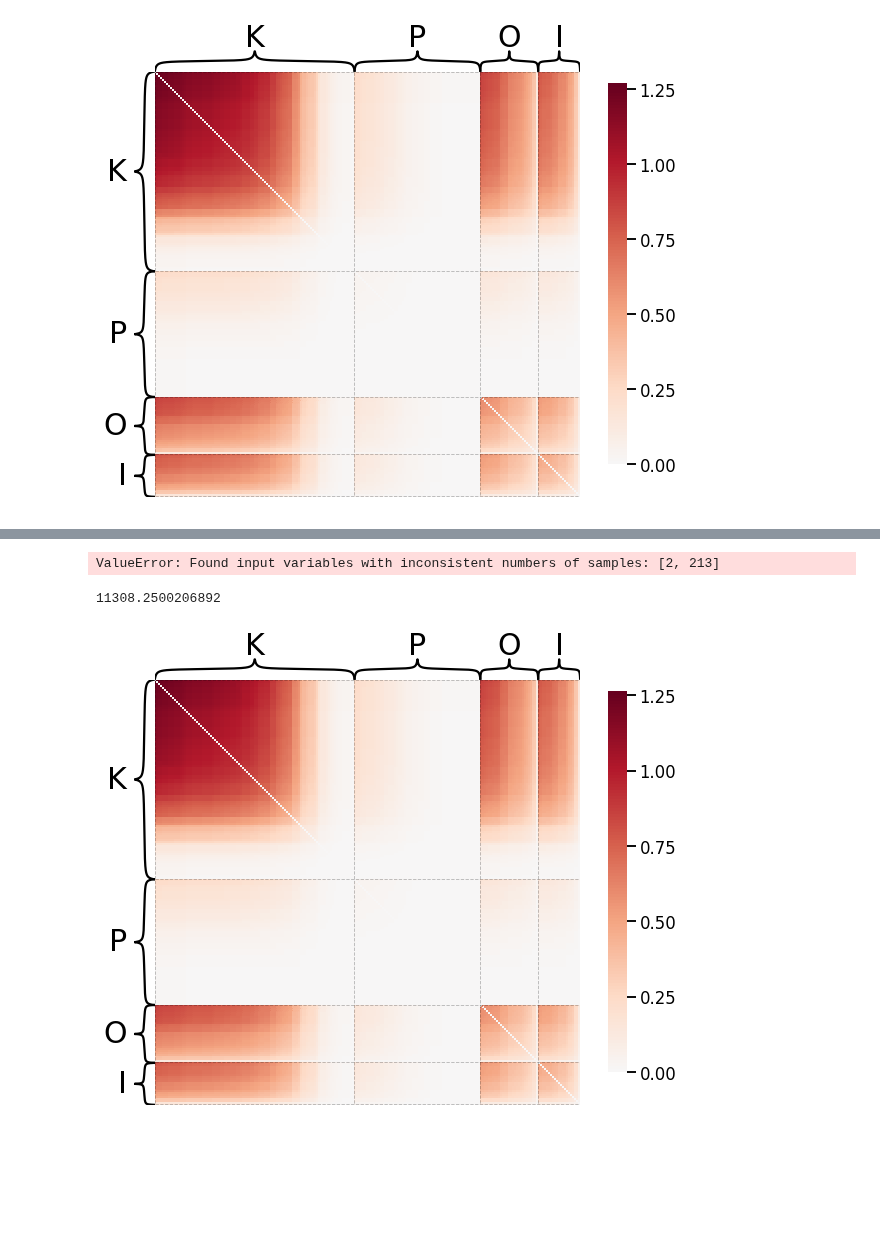
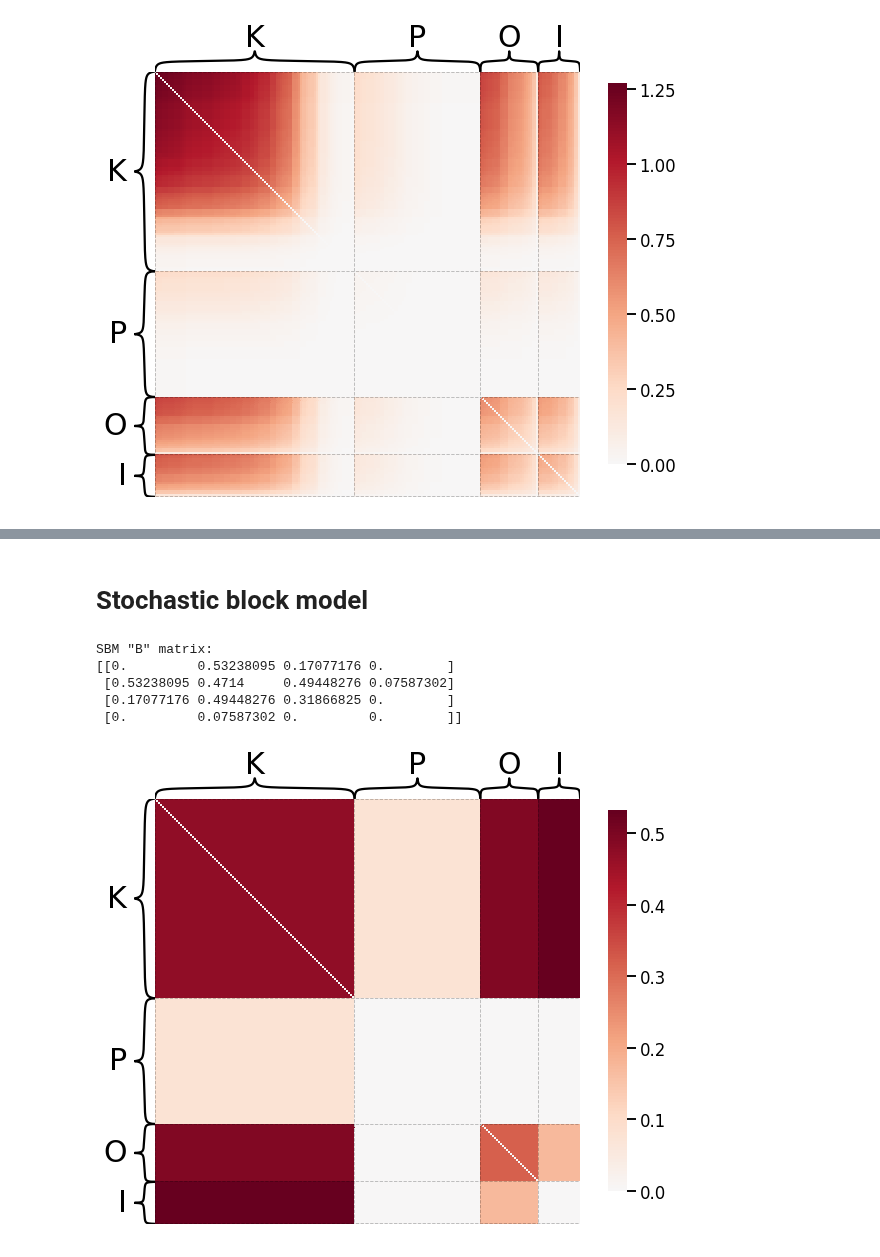
Before and after one commit to zeou1/graspy, a Jupyter notebook: docs/tutorials/models/models.ipynb, the cells around one changed output, grey strips where cells are left out. Saved outputs shown, nothing was run; the diff lists cells and outputs as text; code cells hidden in the pictures; blank space fills up the shorter version.

```diff
--- a/docs/tutorials/models/models.ipynb
+++ b/docs/tutorials/models/models.ipynb
@@ -165,19 +60,16 @@ print(1/m)
-# %%
-from graspy.simulations import sample_edges
-p_mat, m = get_p_mat(adj, weight=weights[j], c=cs[i])
-heatmap(p_mat, inner_hier_labels=labels)
-heatmap(sample_edges(p_mat), inner_hier_labels=labels);
-# %% [output]
-ValueError: Found input variables with inconsistent numbers of samples: [2, 213]
-# %%
-
-
-
-from graspy.simulations import sample_edges
-p_mat, m = get_p_mat_mse(adj, )
-heatmap(p_mat, inner_hier_labels=labels)
-# heatmap(sample_edges(p_mat), inner_hier_labels=labels);
-print(1/m);`
-# %% [output]
-11308.2500206892
-[figure, removed]
+# %% [markdown]
+# Stochastic block model
+# %%
+from graspy.models import SBEstimator
+sbe = SBEstimator(directed=True,loops=False)
+sbe.fit(adj, y=labels)
+print("SBM \"B\" matrix:")
+print(sbe.block_p_)
+heatmap(sbe.p_mat_, inner_hier_labels=labels,);
+# %% [output]
+SBM "B" matrix:
+[[0.         0.53238095 0.17077176 0.        ]
+ [0.53238095 0.4714     0.49448276 0.07587302]
+ [0.17077176 0.49448276 0.31866825 0.        ]
+ [0.         0.07587302 0.         0.        ]]
+[figure, added]
```
Also changed, not shown: parts of 9 cells of this notebook.
